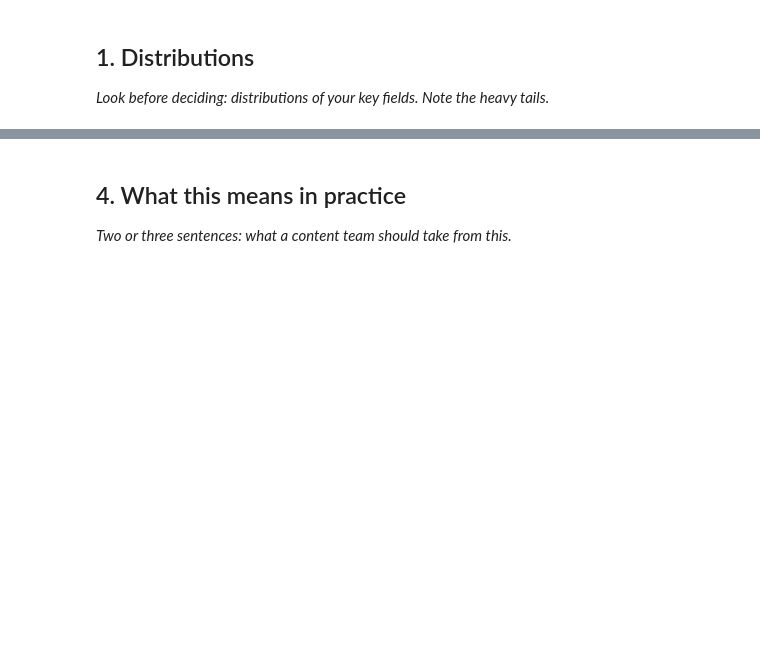
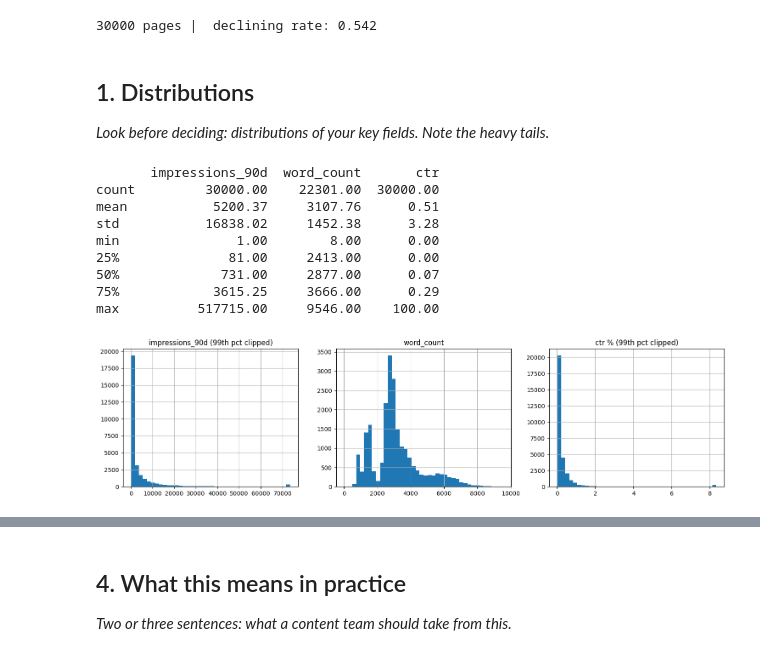
Before and after one commit to Ali-Haider987/alihaider-flyrank-ml, a Jupyter notebook: work/notebooks/w04_signal_audit.ipynb, the cells around one changed output, grey strips where cells are left out. Cells and saved outputs as stored; diff of their text form; code cells hidden in the pictures; blank space fills up the shorter version.

```diff
--- a/work/notebooks/w04_signal_audit.ipynb
+++ b/work/notebooks/w04_signal_audit.ipynb
@@ -6,6 +6,30 @@
 This skeleton is yours to fill. Work the sections **in order** — each one has a one-line hint. Simple words, honest numbers.
 
 > Working with an AI assistant? Tell it to read `skills/README.md` first and load the one skill this assignment names on its card.
+# %%
+import os, sys, subprocess
+
+IN_COLAB = "google.colab" in sys.modules
+REPO_URL = "https://github.com/flyrank-bih/flyrank-ml-internship-starter"
+REPO_DIR = "flyrank-ml-internship-starter"
+
+if IN_COLAB:
+    if not os.path.isdir(REPO_DIR):
+        subprocess.run(["git", "clone", "--depth", "1", REPO_URL, REPO_DIR], check=True)
+    os.chdir(REPO_DIR)
+    subprocess.run([sys.executable, "-m", "pip", "install", "-q", "-r", "requirements.txt"], check=True)
+else:
+    while not os.path.isdir("data/raw") and os.getcwd() != "/":
+        os.chdir("..")
+
+import pandas as pd, numpy as np
+import matplotlib.pyplot as plt
+
+df = pd.read_csv("data/raw/content_refresh_anonymized.csv")
+df["is_declining_label"] = df["trend_direction"].str.lower().eq("down").astype(int)
+print(df.shape[0], "pages |  declining rate:", round(df["is_declining_label"].mean(), 3))
+# %% [output]
+30000 pages |  declining rate: 0.542
 # %% [markdown]
 ## 1. Distributions
 
@@ -15,0 +37,23 @@ This skeleton is yours to fill. Work the sections **in order** — each one has
+# %%
+print(df[["impressions_90d", "word_count", "ctr"]].describe().round(2))
+
+fig, axes = plt.subplots(1, 3, figsize=(15, 4))
+df["impressions_90d"].clip(upper=df["impressions_90d"].quantile(0.99)).hist(bins=40, ax=axes[0])
+axes[0].set_title("impressions_90d (99th pct clipped)")
+df["word_count"].dropna().hist(bins=40, ax=axes[1])
+axes[1].set_title("word_count")
+df["ctr"].clip(upper=df["ctr"].quantile(0.99)).hist(bins=40, ax=axes[2])
+axes[2].set_title("ctr % (99th pct clipped)")
+plt.tight_layout()
+plt.show()
+# %% [output]
+       impressions_90d  word_count       ctr
+count         30000.00    22301.00  30000.00
+mean           5200.37     3107.76      0.51
+std           16838.02     1452.38      3.28
+min               1.00        8.00      0.00
+25%              81.00     2413.00      0.00
+50%             731.00     2877.00      0.07
+75%            3615.25     3666.00      0.29
+max          517715.00     9546.00    100.00
+[figure, added]
```
Also changed, not shown: parts of 15 cells of this notebook.
